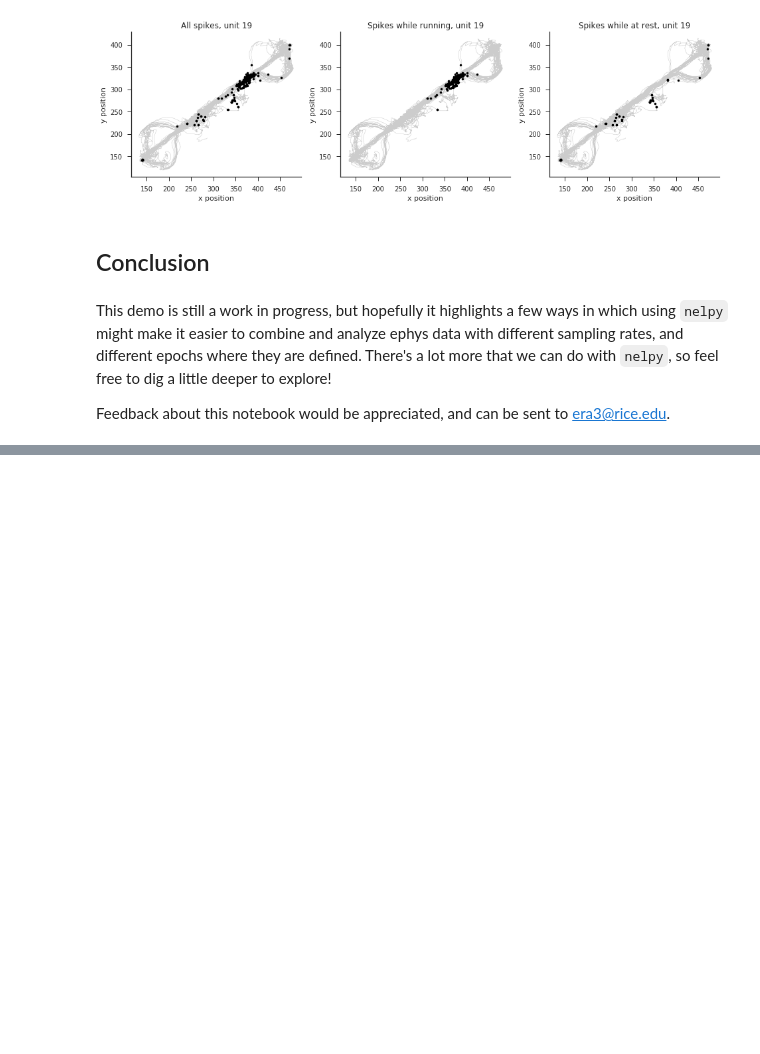
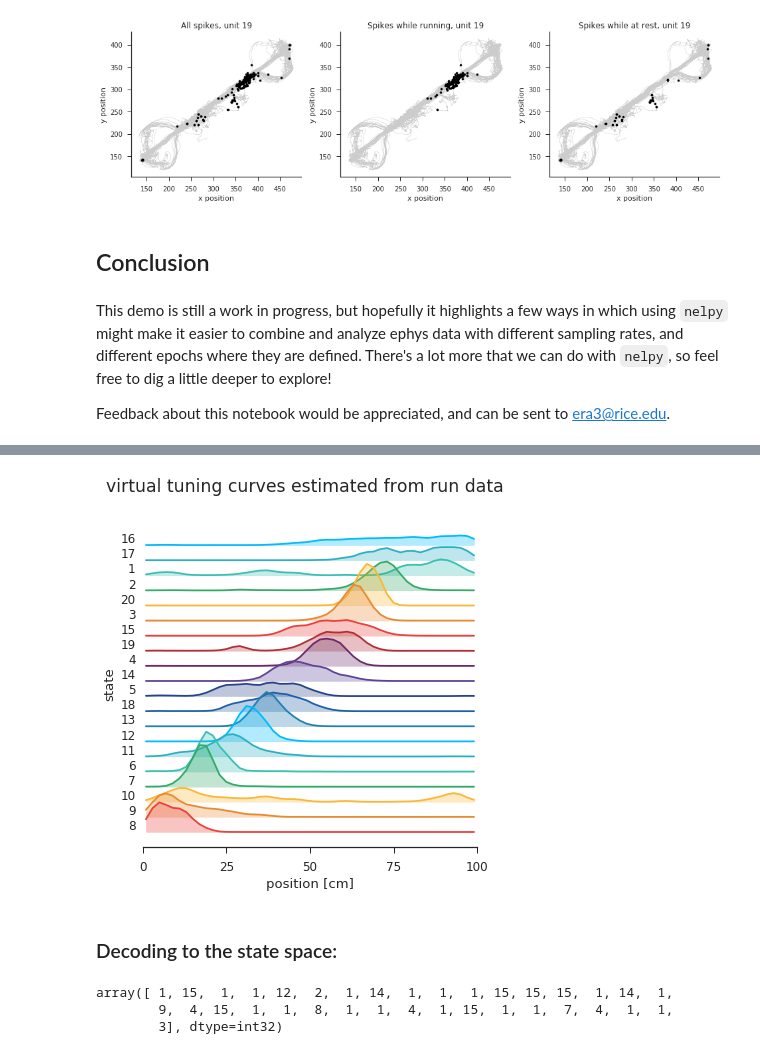
Before and after one commit to nelpy/example-analyses, a Jupyter notebook: LinearTrackDemo.ipynb, the cells around one changed output, grey strips where cells are left out. Cells and saved outputs as stored; diff of their text form; code cells hidden in the pictures; blank space fills up the shorter version.

Commit message:
added HMM to linear track example analysis

```diff
--- a/LinearTrackDemo.ipynb
+++ b/LinearTrackDemo.ipynb
@@ -842,0 +952,49 @@ Feedback about this notebook would be appreciated, and can be sent to era3@rice.
+# %%
+ds_run = 0.125 # 100 ms
+ds_50ms = 0.05
+st_run = st[run_epochs]
+
+# smooth and re-bin:
+sigma = 0.3 # 300 ms spike smoothing
+bst_run = st_run.bin(ds=ds_50ms).smooth(sigma=sigma, inplace=True).rebin(w=ds_run/ds_50ms)
+# %%
+sigma_tc = 2
+
+bst = bst_run
+xpos = pos1d.asarray(at=bst.centers).yvals
+
+x0=pos1d.min(); xl=pos1d.max(); n_extern=50
+xx_left = np.linspace(x0,xl,n_extern+1)
+xx_mid = np.linspace(x0,xl,n_extern+1)[:-1]; xx_mid += (xx_mid[1]-xx_mid[0])/2
+
+ext_x = np.digitize(xpos, xx_left) - 1 # spatial bin numbers
+ext_x = ext_x.astype(float)
+ext_x[ext_x==0] = np.nan
+ext_x[ext_x>=n_extern] = np.nan
+
+extern = hmm.fit_ext(X=bst_run, ext=ext_x, n_extern=n_extern)
+
+vtc = nel.TuningCurve1D(ratemap=extern, min_duration=0, extmin=x0, extmax=xl)
+vtc = vtc.smooth(sigma=sigma_tc)
+
+states_in_track_order = np.array(vtc.get_peak_firing_order_ids())-1
+
+vtc.reorder_units(inplace=True)
+
+hmm.reorder_states(states_in_track_order)
+# %%
+npl.setup(font_scale=1.2)
+with npl.palettes.color_palette(npl.colors.rainbow):
+    with npl.FigureManager(show=True, figsize=(6, 6)) as (fig, ax):
+        npl.utils.skip_if_no_output(fig)
+
+        ax = npl.plot_tuning_curves1D(vtc, pad=0.08)
+        ax.set_xlabel('position [cm]')
+        ax.set_ylabel('state')
+        npl.utils.xticks_interval(25)
+
+        fig.suptitle('virtual tuning curves estimated from run data')
+# %% [output]
+[figure, added]
+# %% [markdown]
+### Decoding to the state space:
@@ -842,0 +1003,6 @@ Feedback about this notebook would be appreciated, and can be sent to era3@rice.
+# %%
+bst_test.lengths
+# %% [output]
+array([ 1, 15,  1,  1, 12,  2,  1, 14,  1,  1,  1, 15, 15, 15,  1, 14,  1,
+        9,  4, 15,  1,  1,  8,  1,  1,  4,  1, 15,  1,  1,  7,  4,  1,  1,
+        3], dtype=int32)
```
Also changed, not shown: parts of 27 cells of this notebook.
